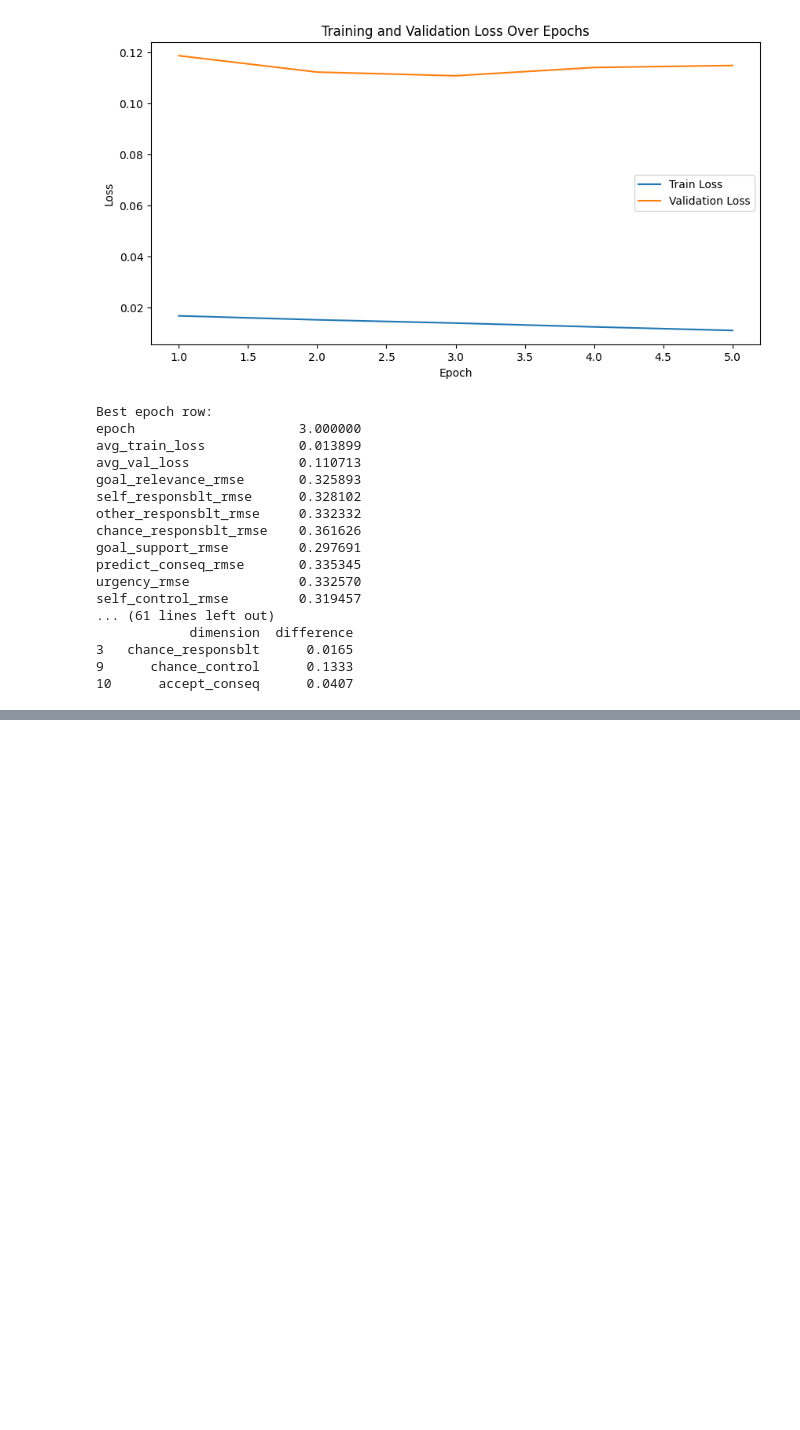
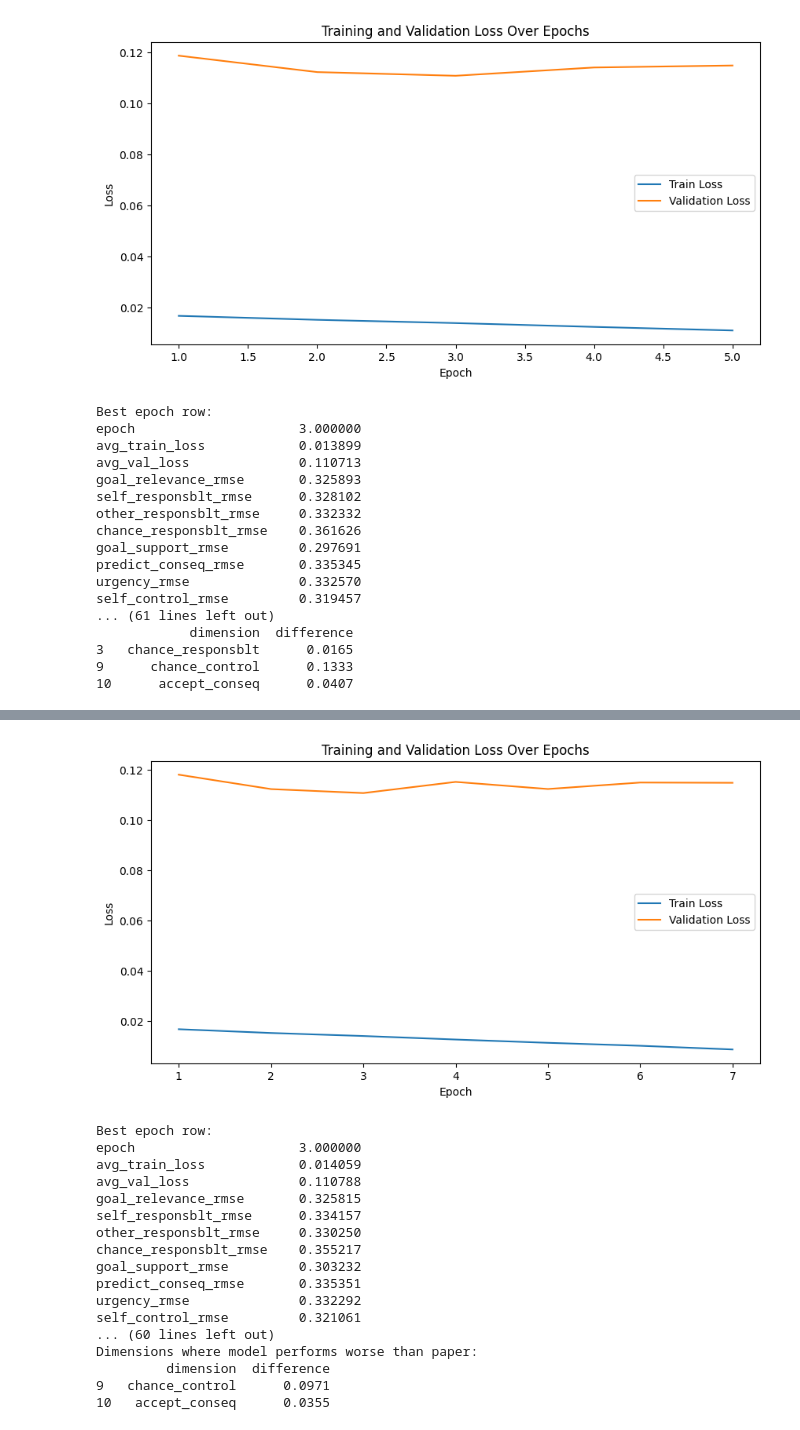
Before and after one commit to sooyeon-l/nlp-appraisal, a Jupyter notebook: notebooks/04_results_analysis.ipynb, the cells around one changed output, grey strips where cells are left out. Drawn from its saved outputs; the diff is of its cells as text; code cells hidden in the pictures; blank space fills up the shorter version.

```diff
--- a/notebooks/04_results_analysis.ipynb
+++ b/notebooks/04_results_analysis.ipynb
@@ -380,0 +425,32 @@ print(comparison_full.to_string())
+# %%
+# Analyze the first training log again to confirm results are consistent
+# Running on wd01_do02_p5_ft
+phase_name = 'wd01_do02_p5_ft'
+
+rmse_dict_wd01_do02_p5_ft, rmse_df_wd01_do02_p5_ft = analyze_training_log(phase_name)
+worse_than_paper_df_wd01_do02_p5_ft,comparison_df_wd01_do02_p5_ft = compare_to_paper(rmse_dict_wd01_do02_p5_ft, paper_rmse)
+print(rmse_dict_wd01_do02_p5_ft)
+print(rmse_df_wd01_do02_p5_ft)
+print("Average scaled RMSE across dimensions:", np.mean(list(rmse_dict_wd01_do02_p5_ft.values())).round(4) * 4)
+print(comparison_df_wd01_do02_p5_ft)
+print("Dimensions where model performs worse than paper:")
+print(worse_than_paper_df_wd01_do02_p5_ft)
+# %% [output]
+[figure, added]
+Best epoch row:
+epoch                     3.000000
+avg_train_loss            0.014059
+avg_val_loss              0.110788
+goal_relevance_rmse       0.325815
+self_responsblt_rmse      0.334157
+other_responsblt_rmse     0.330250
+chance_responsblt_rmse    0.355217
+goal_support_rmse         0.303232
+predict_conseq_rmse       0.335351
+urgency_rmse              0.332292
+self_control_rmse         0.321061
+... (60 lines left out)
+Dimensions where model performs worse than paper:
+         dimension  difference
+9   chance_control      0.0971
+10   accept_conseq      0.0355
```
Also changed, not shown: parts of 22 cells of this notebook, 5 other files.
